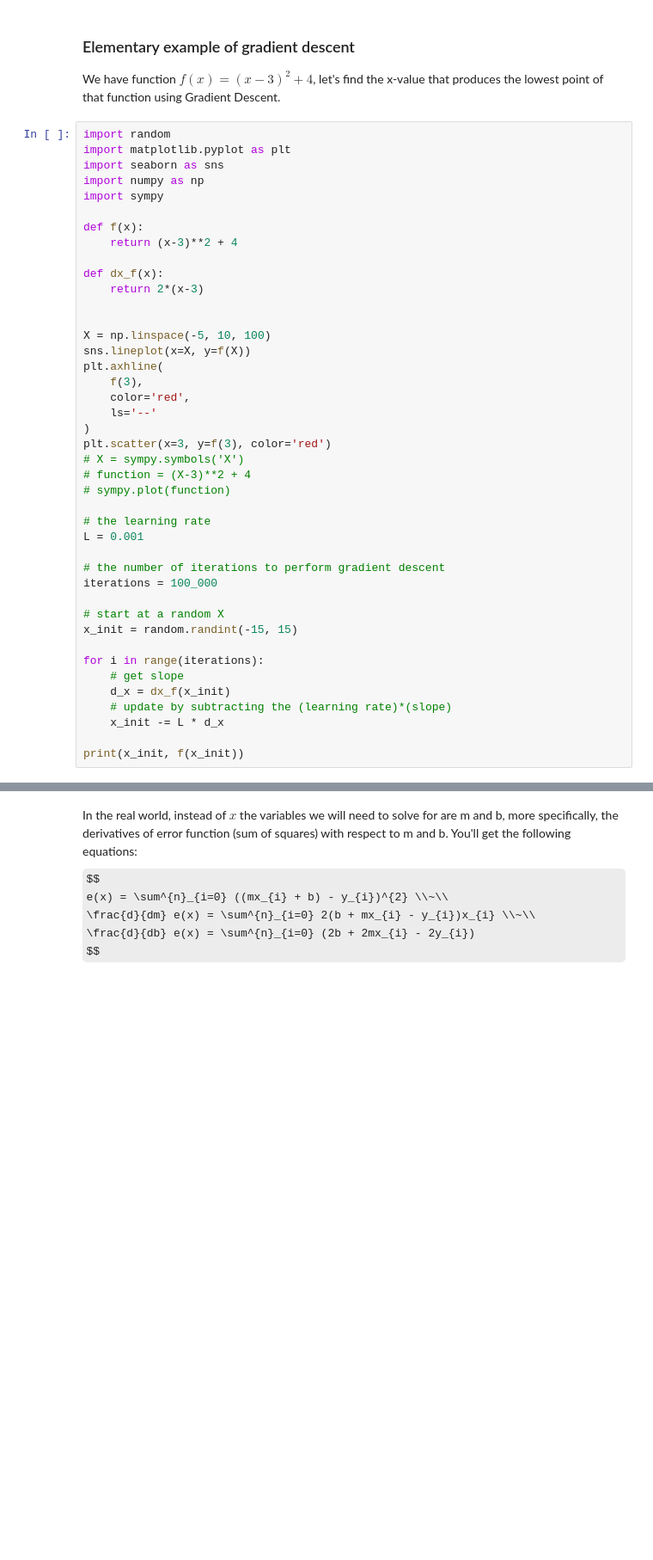
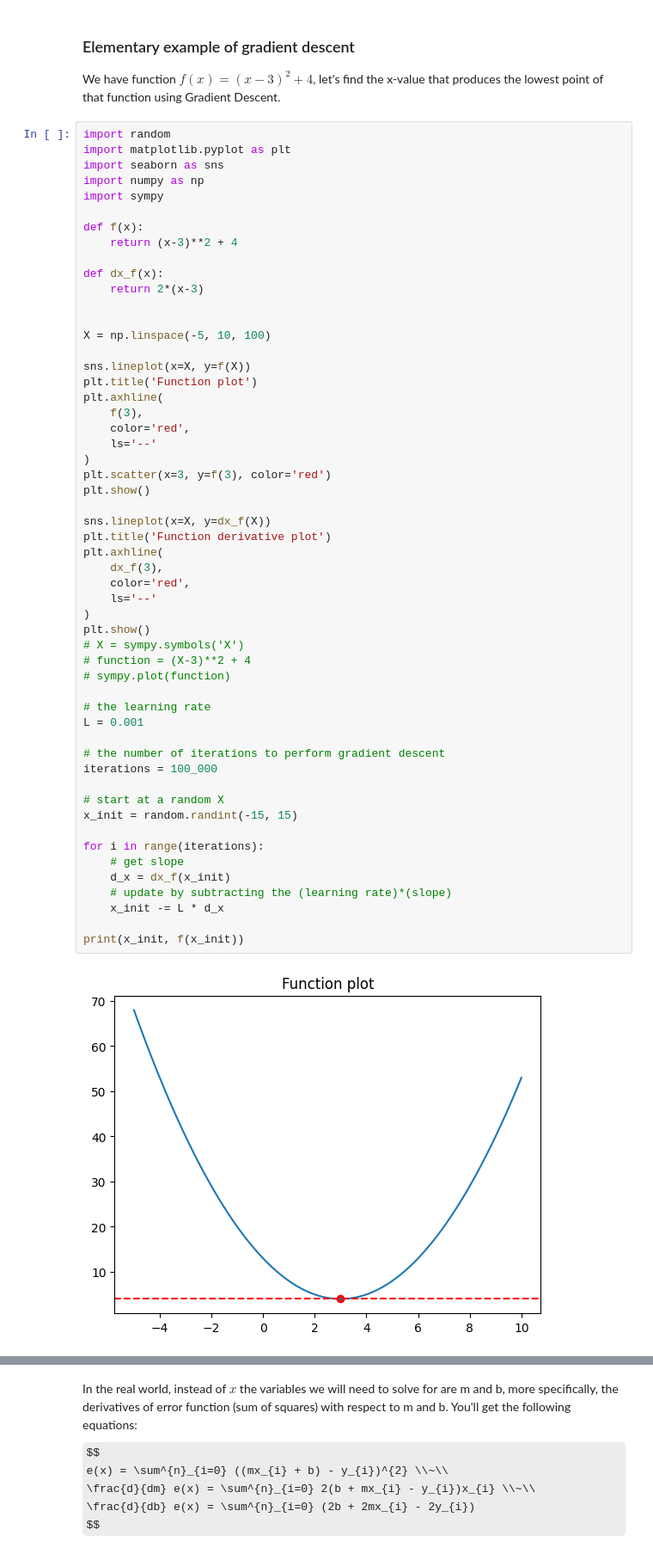
Before and after one commit to EvgeniiZorin/Handbook_Statistics-Probability-and-ML, a Jupyter notebook: _1_ML_basics.ipynb, the cells around one changed output, grey strips where cells are left out. Shown at 86% size. Drawn from its saved outputs; the diff is of its cells as text; some formulas as TeX source; blank space fills up the shorter version.

```diff
--- a/_1_ML_basics.ipynb
+++ b/_1_ML_basics.ipynb
@@ -2274,31 +2216,44 @@ def dx_f(x):
 
 
 X = np.linspace(-5, 10, 100)
+
 sns.lineplot(x=X, y=f(X))
+plt.title('Function plot')
 plt.axhline(
     f(3),
     color='red',
     ls='--'
 )
 plt.scatter(x=3, y=f(3), color='red')
+plt.show()
+
+sns.lineplot(x=X, y=dx_f(X))
+plt.title('Function derivative plot')
+plt.axhline(
+    dx_f(3),
+    color='red',
+    ls='--'
+)
+plt.show()
 # X = sympy.symbols('X')
 # function = (X-3)**2 + 4
 # sympy.plot(function)
 
 # the learning rate
 L = 0.001
 
 # the number of iterations to perform gradient descent
 iterations = 100_000
 
 # start at a random X
 x_init = random.randint(-15, 15)
 
 for i in range(iterations):
     # get slope
     d_x = dx_f(x_init)
     # update by subtracting the (learning rate)*(slope)
     x_init -= L * d_x
 
 print(x_init, f(x_init))
 # %% [output]
+[figure, new version]
```
Also changed, not shown: parts of 8 cells of this notebook, 5 other files.
